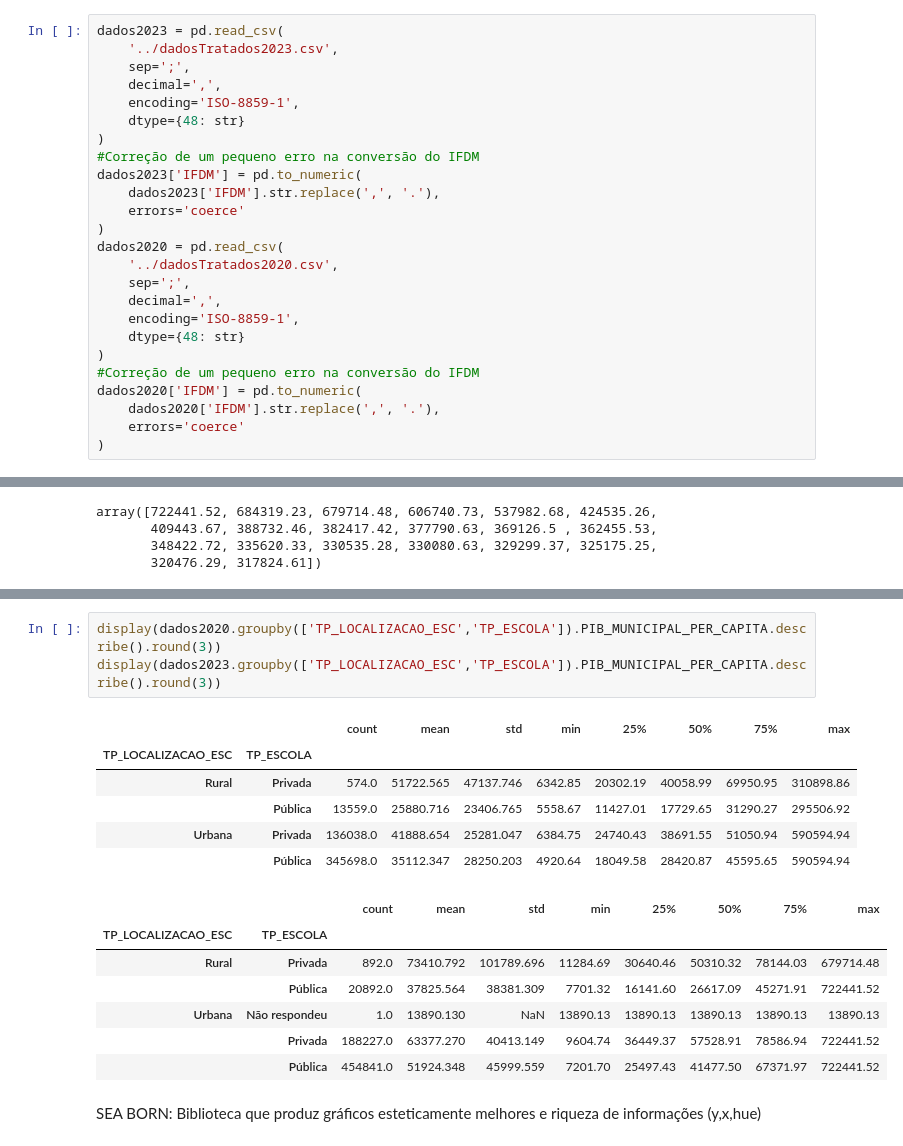
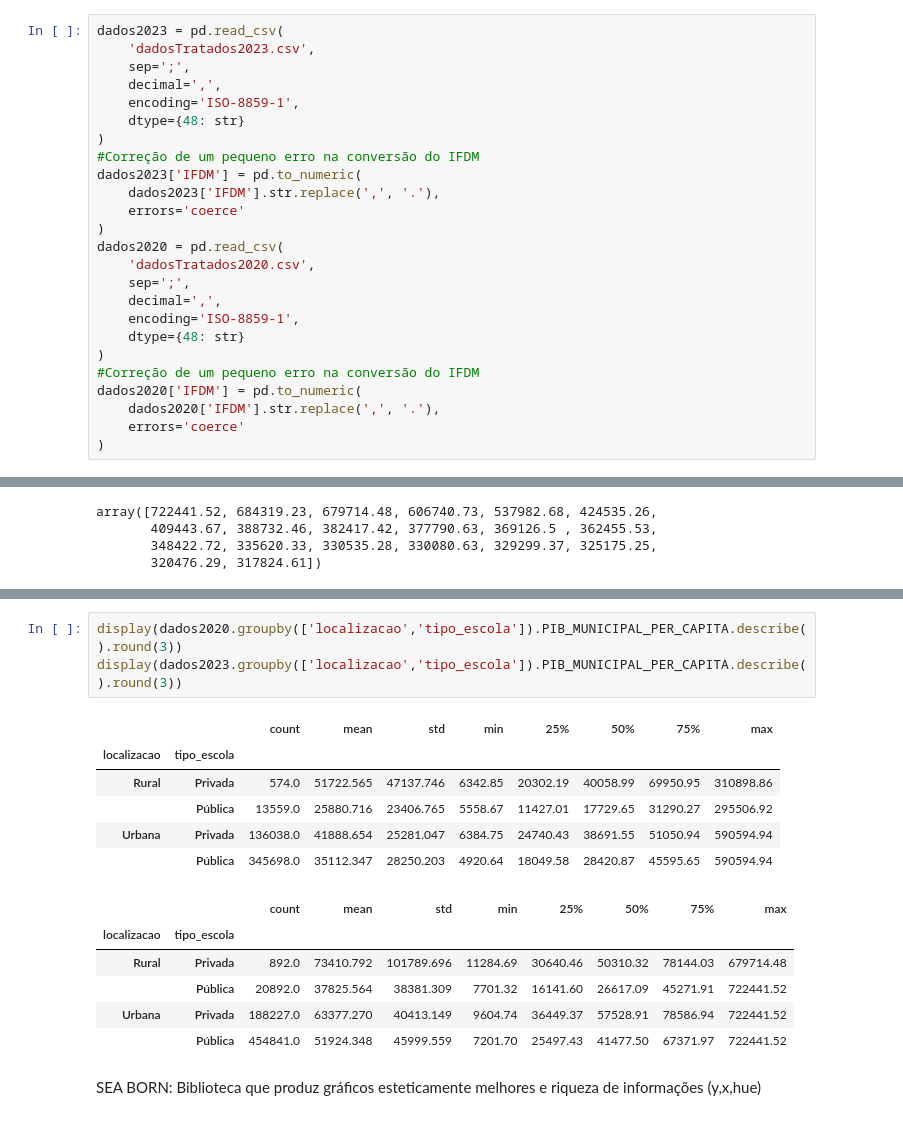
Before and after one commit to AllineOliveira/Projeto-2-Cdados, a Jupyter notebook: Projeto 2 - Grupo 6 2.ipynb, the cells around one changed output, grey strips where cells are left out. Saved outputs shown, nothing was run; the diff lists cells and outputs as text.

```diff
--- a/Projeto 2 - Grupo 6 2.ipynb
+++ b/Projeto 2 - Grupo 6 2.ipynb
@@ -409,7 +416,7 @@ enem2020_final.to_csv(
 )
 # %%
 dados2023 = pd.read_csv(
-    '../dadosTratados2023.csv',
+    'dadosTratados2023.csv',
     sep=';',
     decimal=',',
     encoding='ISO-8859-1',
@@ -421,7 +428,7 @@ dados2023['IFDM'] = pd.to_numeric(
     errors='coerce'
 )
 dados2020 = pd.read_csv(
-    '../dadosTratados2020.csv',
+    'dadosTratados2020.csv',
     sep=';',
     decimal=',',
     encoding='ISO-8859-1',
@@ -613,19 +617,18 @@ dados2023.sort_values('PIB_MUNICIPAL_PER_CAPITA', ascending=False).head(5)
 # %%
-display(dados2020.groupby(['TP_LOCALIZACAO_ESC','TP_ESCOLA']).PIB_MUNICIPAL_PER_CAPITA.describe().round(3))
-display(dados2023.groupby(['TP_LOCALIZACAO_ESC','TP_ESCOLA']).PIB_MUNICIPAL_PER_CAPITA.describe().round(3))
+display(dados2020.groupby(['localizacao','tipo_escola']).PIB_MUNICIPAL_PER_CAPITA.describe().round(3))
+display(dados2023.groupby(['localizacao','tipo_escola']).PIB_MUNICIPAL_PER_CAPITA.describe().round(3))
 # %% [output]
 |  |  | count | mean | std | min | 25% | 50% | 75% | max |
-| TP_LOCALIZACAO_ESC | TP_ESCOLA |  |  |  |  |  |  |  |  |
+| localizacao | tipo_escola |  |  |  |  |  |  |  |  |
 | Rural | Privada | 574.0 | 51722.565 | 47137.746 | 6342.85 | 20302.19 | 40058.99 | 69950.95 | 310898.86 |
 |  | Pública | 13559.0 | 25880.716 | 23406.765 | 5558.67 | 11427.01 | 17729.65 | 31290.27 | 295506.92 |
 | Urbana | Privada | 136038.0 | 41888.654 | 25281.047 | 6384.75 | 24740.43 | 38691.55 | 51050.94 | 590594.94 |
 |  | Pública | 345698.0 | 35112.347 | 28250.203 | 4920.64 | 18049.58 | 28420.87 | 45595.65 | 590594.94 |
 |  |  | count | mean | std | min | 25% | 50% | 75% | max |
-| TP_LOCALIZACAO_ESC | TP_ESCOLA |  |  |  |  |  |  |  |  |
+| localizacao | tipo_escola |  |  |  |  |  |  |  |  |
 | Rural | Privada | 892.0 | 73410.792 | 101789.696 | 11284.69 | 30640.46 | 50310.32 | 78144.03 | 679714.48 |
 |  | Pública | 20892.0 | 37825.564 | 38381.309 | 7701.32 | 16141.60 | 26617.09 | 45271.91 | 722441.52 |
-| Urbana | Não respondeu | 1.0 | 13890.130 | NaN | 13890.13 | 13890.13 | 13890.13 | 13890.13 | 13890.13 |
-|  | Privada | 188227.0 | 63377.270 | 40413.149 | 9604.74 | 36449.37 | 57528.91 | 78586.94 | 722441.52 |
+| Urbana | Privada | 188227.0 | 63377.270 | 40413.149 | 9604.74 | 36449.37 | 57528.91 | 78586.94 | 722441.52 |
 |  | Pública | 454841.0 | 51924.348 | 45999.559 | 7201.70 | 25497.43 | 41477.50 | 67371.97 | 722441.52 |
 # %% [markdown]
 SEA BORN: Biblioteca que produz gráficos esteticamente melhores e riqueza de informações (y,x,hue)
```
Also changed, not shown: parts of 23 cells of this notebook.
